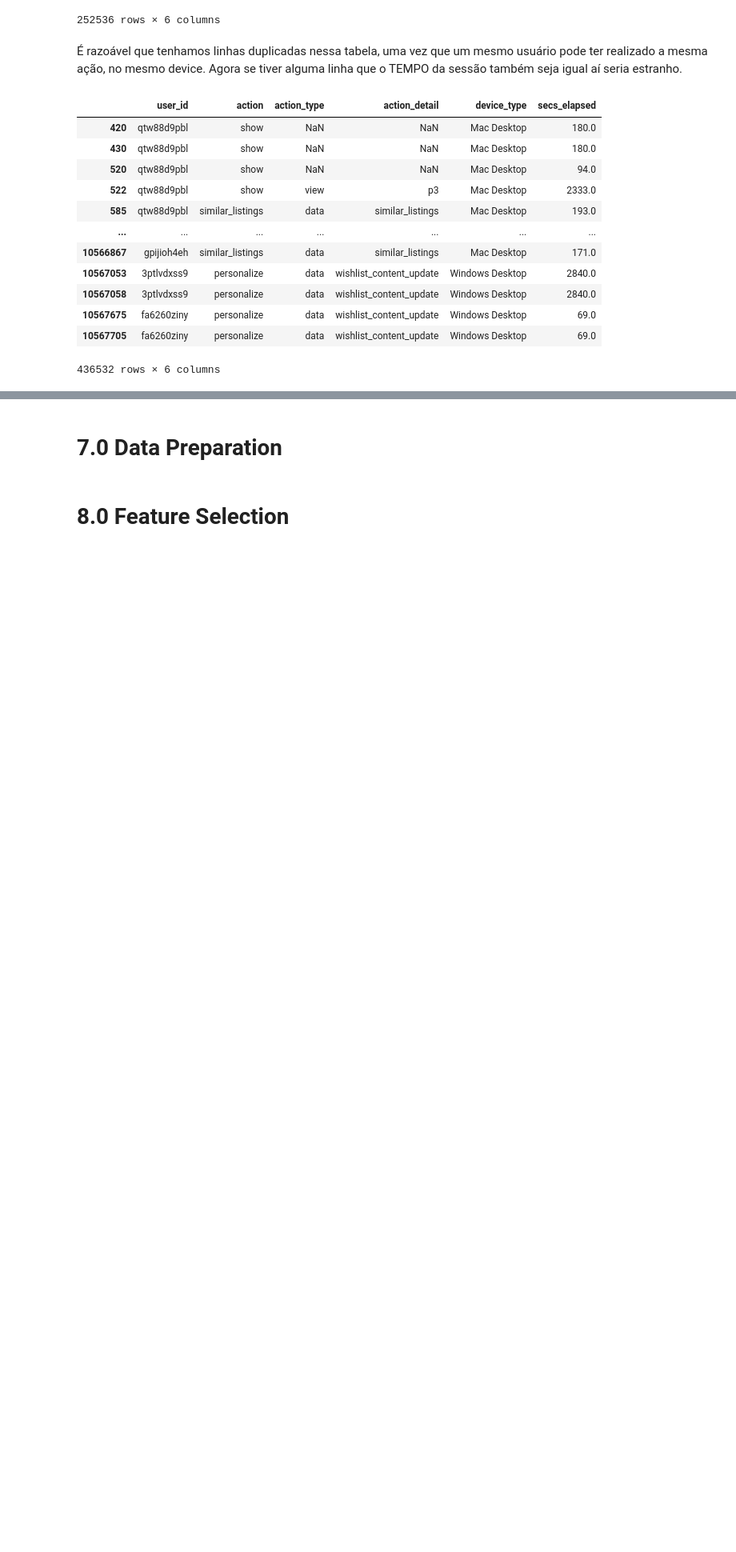
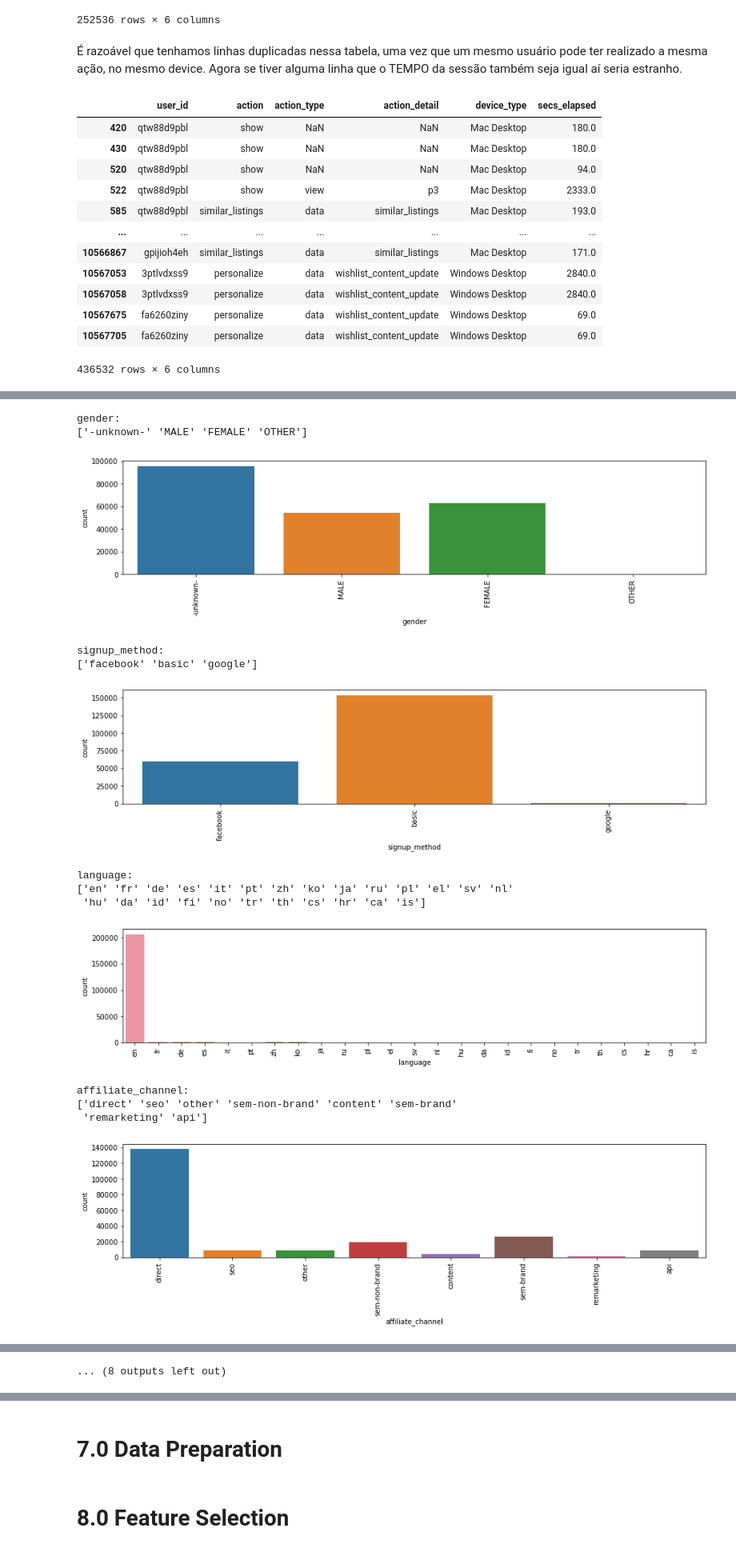
Before and after one commit to AllanCasado/airbnb_predict_first_booking, a Jupyter notebook: notebooks/airbnb.ipynb, the cells around one changed output, grey strips where cells are left out. Shown at 80% size. Cells and saved outputs as stored; diff of their text form; code cells hidden in the pictures; blank space fills up the shorter version.

```diff
--- a/notebooks/airbnb.ipynb
+++ b/notebooks/airbnb.ipynb
@@ -317,0 +341,3 @@ df_sessions_01[df_sessions_01.duplicated(subset=None, keep=False)]
+# %%
+cat_attributes_users = df_users_02.select_dtypes(include=['object'])
+num_attributes_users = df_users_02.select_dtypes(include=['int', 'float'])
@@ -317,0 +384,22 @@ df_sessions_01[df_sessions_01.duplicated(subset=None, keep=False)]
+# %%
+for col in cat_attributes_users.columns:
+    print(f'{col}: \n{cat_attributes_users[col].unique()} \n')
+    plt.figure(figsize=(15,3))
+    sns.countplot(data=cat_attributes_users, x=col)
+    plt.xticks(rotation=90)
+    plt.show()
+# %% [output]
+gender:
+['-unknown-' 'MALE' 'FEMALE' 'OTHER']
+[figure, added]
+signup_method:
+['facebook' 'basic' 'google']
+[figure, added]
+language:
+['en' 'fr' 'de' 'es' 'it' 'pt' 'zh' 'ko' 'ja' 'ru' 'pl' 'el' 'sv' 'nl'
+ 'hu' 'da' 'id' 'fi' 'no' 'tr' 'th' 'cs' 'hr' 'ca' 'is']
+[figure, added]
+affiliate_channel:
+['direct' 'seo' 'other' 'sem-non-brand' 'content' 'sem-brand'
+ 'remarketing' 'api']
+[figure, added]
@@ -317,0 +415 @@ df_sessions_01[df_sessions_01.duplicated(subset=None, keep=False)]
+... (8 outputs left out)
```
Also changed, not shown: parts of 36 cells of this notebook.
